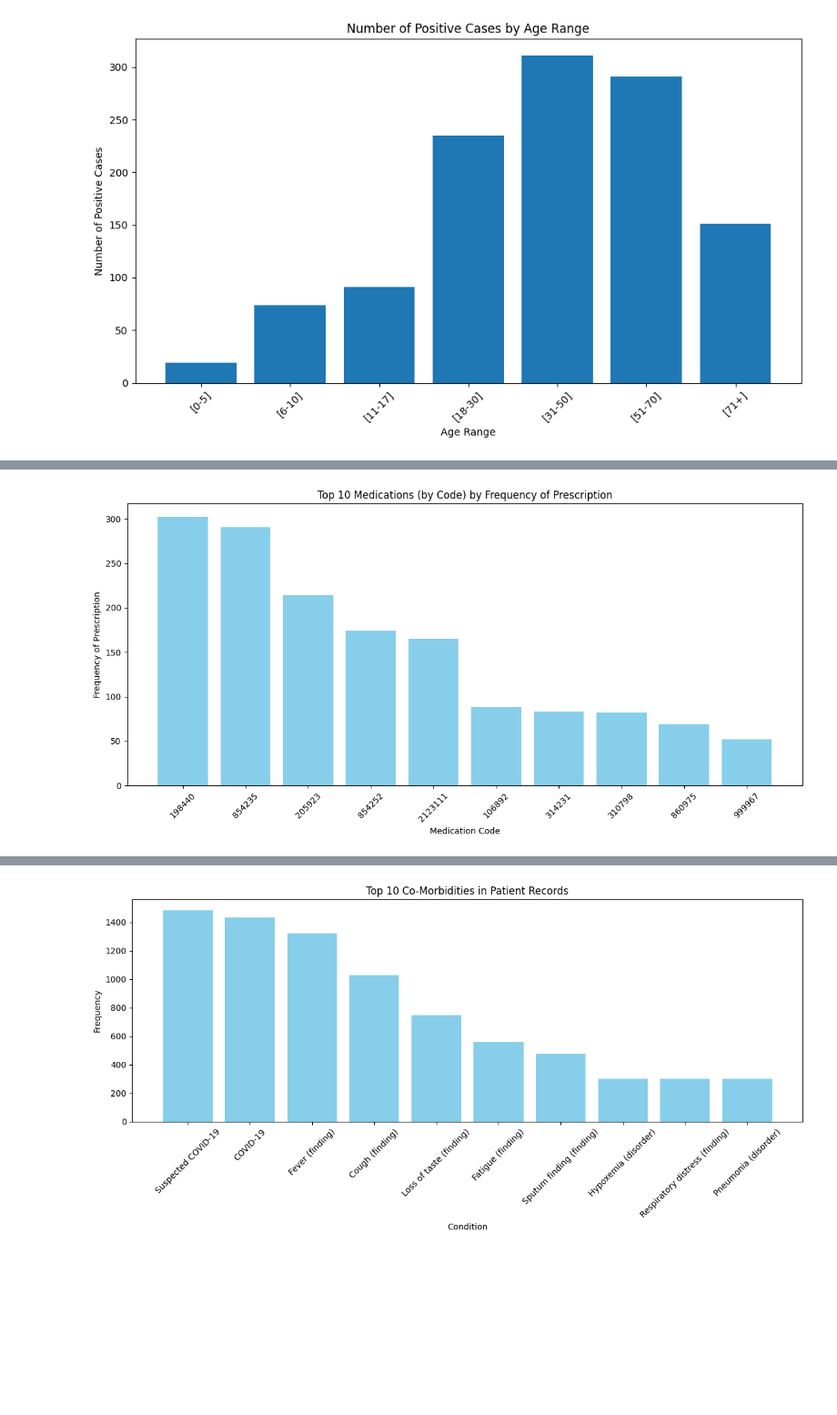
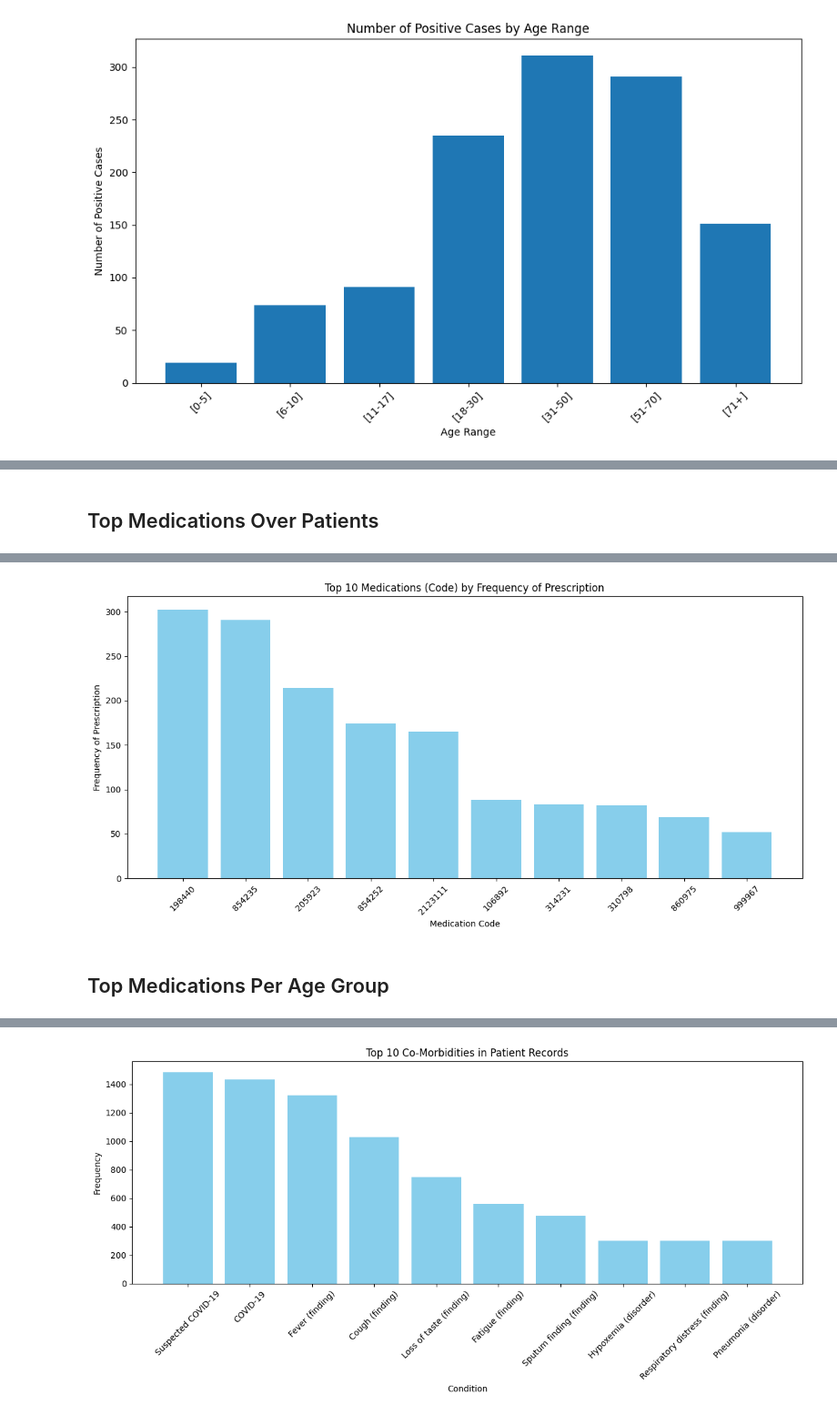
Before and after one commit to ICS-CLASSROOM/assignment-3-synthesis-jswlee, a Jupyter notebook: Assignment_3.ipynb, the cells around one changed output, grey strips where cells are left out. Shown: that part at 91% size. Cells and saved outputs as stored; diff of their text form; code cells hidden in the pictures; blank space fills up the shorter version.

```diff
--- a/Assignment_3.ipynb
+++ b/Assignment_3.ipynb
@@ -673,11 +678,11 @@ spark = SparkSession.builder \
 # %%
 df = spark.read.schema(schema).json("data/parsed_notes.jsonl")
 # %%
-parquet_file = "parsed_notes.parquet"
-if os.path.exists(parquet_file):
-  df = spark.read.parquet(parquet_file)
-else:
-  df.write.parquet(parquet_file)
-  print(f"Saved DataFrame to {parquet_file}")
-df = spark.read.parquet("parsed_notes.parquet")
-df.show()
+def read_or_create_parquet(df, parquet_file):
+    if os.path.exists(parquet_file):
+        print(f"Reading from existing Parquet file: {parquet_file}")
+        return spark.read.parquet(parquet_file)
+    else:
+        print(f"Saving DataFrame to new Parquet file: {parquet_file}")
+        df.write.parquet(parquet_file)
+        return spark.read.parquet(parquet_file)
@@ -701,0 +689,4 @@ only showing top 20 rows
+# %%
+parquet_file = "parsed_notes.parquet"
+df = read_or_create_parquet(df, parquet_file)
+df.show()
@@ -806,4 +820,6 @@ plt.show()
 [figure]
+# %% [markdown]
+## Top Medications Over Patients
 # %%
 # Flatten the medications array
 flattened_medications = df.select(explode(col("medications.code")).alias("medication_code"))
@@ -834,7 +850,7 @@ plt.bar(top_10["medication_code"], top_10["frequency"], color="skyblue")
 # Add labels and title
 plt.xlabel("Medication Code")
 plt.ylabel("Frequency of Prescription")
-plt.title("Top 10 Medications (by Code) by Frequency of Prescription")
+plt.title("Top 10 Medications (Code) by Frequency of Prescription")
 plt.xticks(rotation=45)
 plt.tight_layout()
 
@@ -851,4 +867,6 @@ plt.show()
-[figure, old version]
+[figure, new version]
+# %% [markdown]
+## Top Medications Per Age Group
 # %%
 # Step 1: Flatten medications and join with age ranges
 medications_df = df.select(
```
Also changed, not shown: parts of 19 cells of this notebook.
